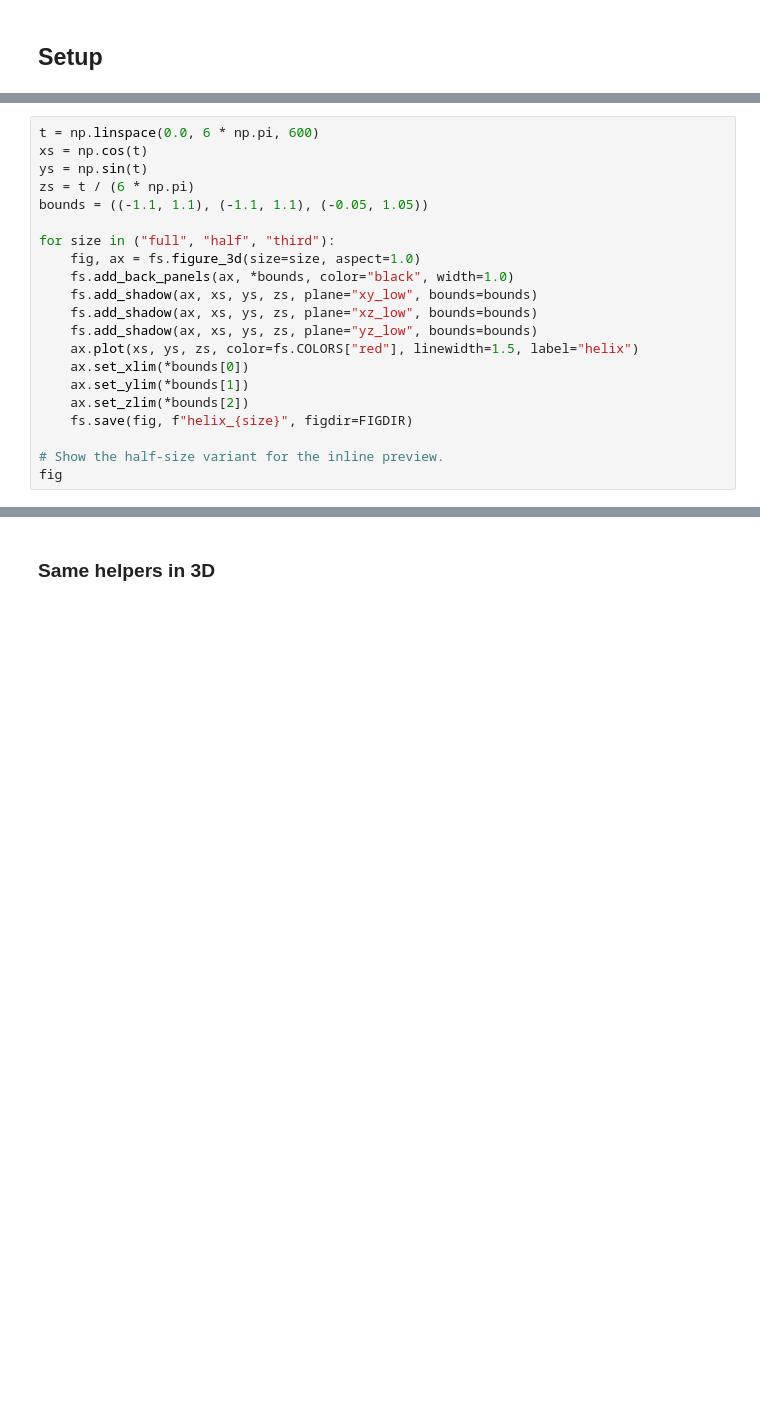
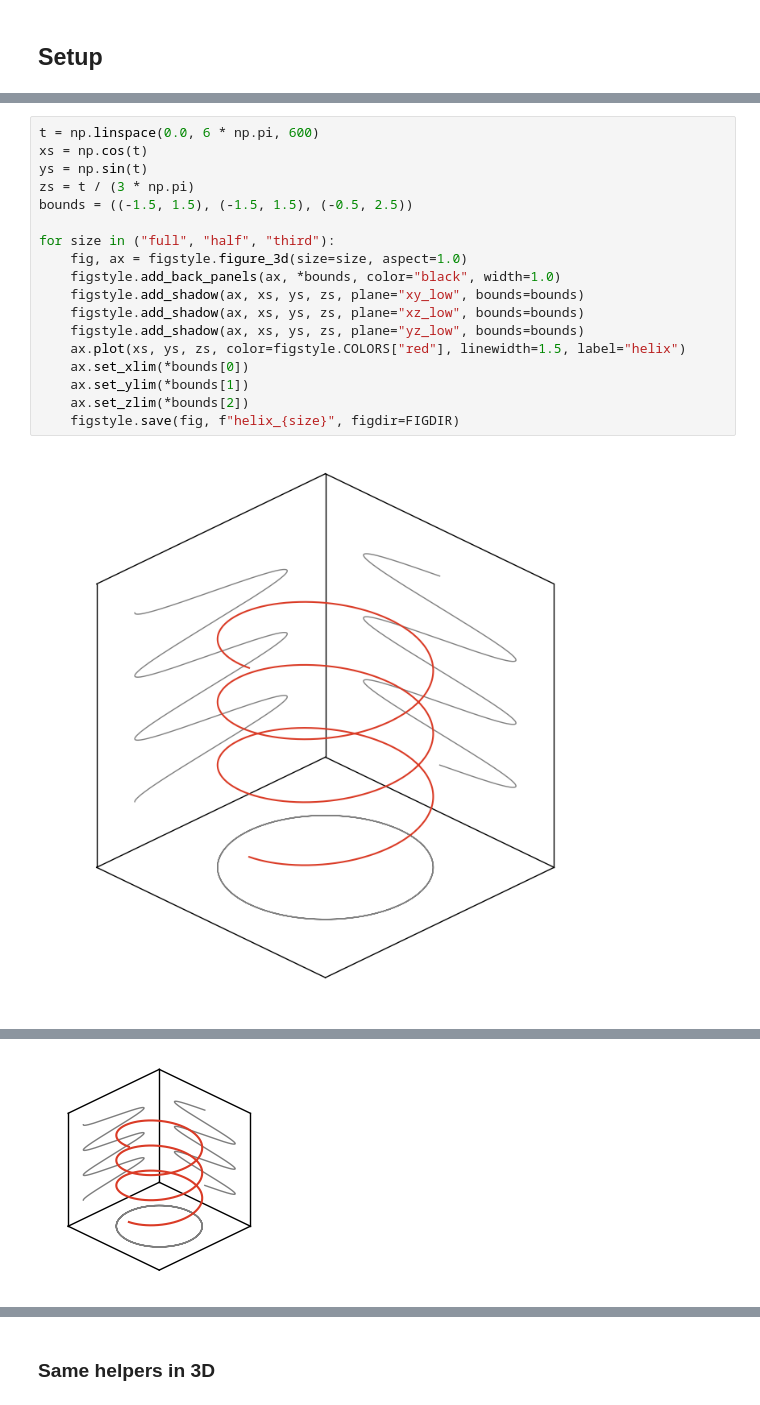
Before and after one commit to C0PEP0D/SoftMobility, a Jupyter notebook: softmobility/tutorials/05_figure_styling.ipynb, the cells around one changed output, grey strips where cells are left out. Saved outputs shown, nothing was run; the diff lists cells and outputs as text; blank space fills up the shorter version.

```diff
--- a/softmobility/tutorials/05_figure_styling.ipynb
+++ b/softmobility/tutorials/05_figure_styling.ipynb
@@ -46,21 +49,20 @@ at every named size. Every PDF is fully vector.
 # %%
 t = np.linspace(0.0, 6 * np.pi, 600)
 xs = np.cos(t)
 ys = np.sin(t)
-zs = t / (6 * np.pi)
-bounds = ((-1.1, 1.1), (-1.1, 1.1), (-0.05, 1.05))
+zs = t / (3 * np.pi)
+bounds = ((-1.5, 1.5), (-1.5, 1.5), (-0.5, 2.5))
 
 for size in ("full", "half", "third"):
-    fig, ax = fs.figure_3d(size=size, aspect=1.0)
-    fs.add_back_panels(ax, *bounds, color="black", width=1.0)
-    fs.add_shadow(ax, xs, ys, zs, plane="xy_low", bounds=bounds)
-    fs.add_shadow(ax, xs, ys, zs, plane="xz_low", bounds=bounds)
-    fs.add_shadow(ax, xs, ys, zs, plane="yz_low", bounds=bounds)
-    ax.plot(xs, ys, zs, color=fs.COLORS["red"], linewidth=1.5, label="helix")
+    fig, ax = figstyle.figure_3d(size=size, aspect=1.0)
+    figstyle.add_back_panels(ax, *bounds, color="black", width=1.0)
+    figstyle.add_shadow(ax, xs, ys, zs, plane="xy_low", bounds=bounds)
+    figstyle.add_shadow(ax, xs, ys, zs, plane="xz_low", bounds=bounds)
+    figstyle.add_shadow(ax, xs, ys, zs, plane="yz_low", bounds=bounds)
+    ax.plot(xs, ys, zs, color=figstyle.COLORS["red"], linewidth=1.5, label="helix")
     ax.set_xlim(*bounds[0])
     ax.set_ylim(*bounds[1])
     ax.set_zlim(*bounds[2])
-    fs.save(fig, f"helix_{size}", figdir=FIGDIR)
-
-# Show the half-size variant for the inline preview.
-fig
+    figstyle.save(fig, f"helix_{size}", figdir=FIGDIR)
+# %% [output]
+[figure, added]
@@ -67 +70,2 @@ fig
+[figure, added]
 # %% [markdown]
```
Also changed, not shown: parts of 13 cells of this notebook, 28 other files.
